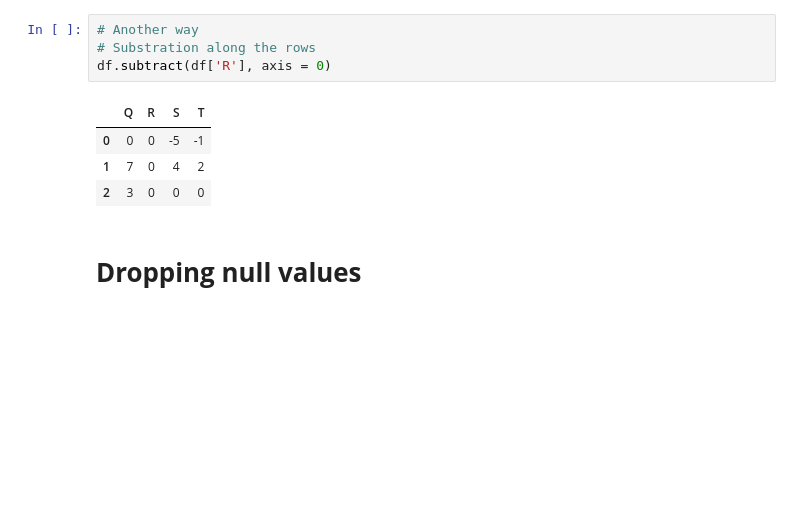
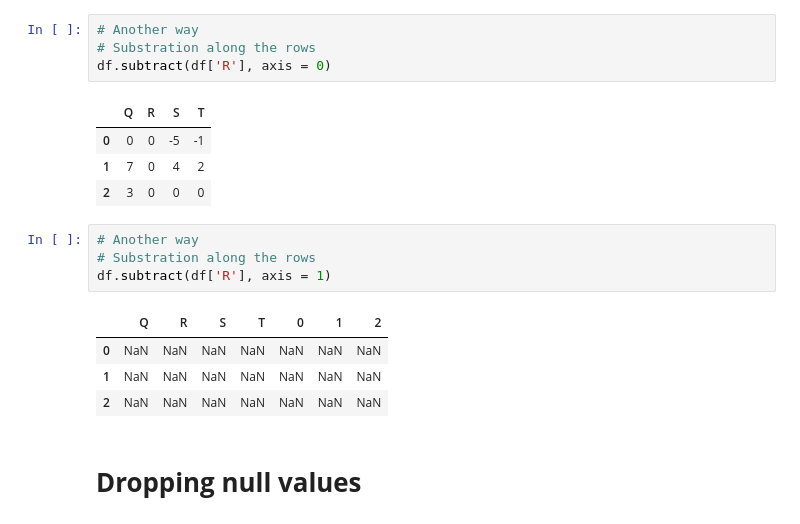
Before and after one commit to nurdalilahanan/Data-Science-Project, a Jupyter notebook: P167239_Week7_DataManipulation_Pandas_20251122_ORI.ipynb, the cells around one changed output. Cells and saved outputs as stored; diff of their text form; blank space fills up the shorter version.

```diff
--- a/P167239_Week7_DataManipulation_Pandas_20251122_ORI.ipynb
+++ b/P167239_Week7_DataManipulation_Pandas_20251122_ORI.ipynb
@@ -792,6 +829,15 @@ df.subtract(df['R'], axis = 0)
 | 0 | 0 | 0 | -5 | -1 |
 | 1 | 7 | 0 | 4 | 2 |
 | 2 | 3 | 0 | 0 | 0 |
+# %%
+# Another way
+# Substration along the rows
+df.subtract(df['R'], axis = 1)
+# %% [output]
+|  | Q | R | S | T | 0 | 1 | 2 |
+| 0 | NaN | NaN | NaN | NaN | NaN | NaN | NaN |
+| 1 | NaN | NaN | NaN | NaN | NaN | NaN | NaN |
+| 2 | NaN | NaN | NaN | NaN | NaN | NaN | NaN |
 # %% [markdown]
 # **Dropping null values**
 # %%
```
Also changed, not shown: parts of 21 cells of this notebook.
